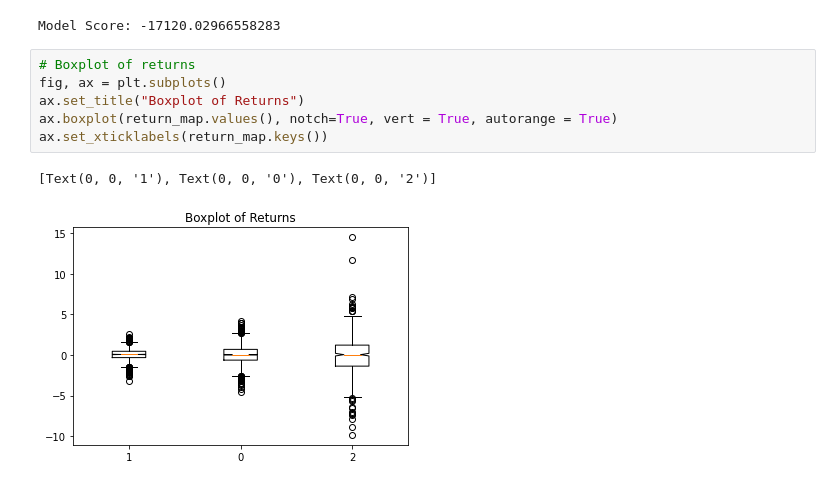
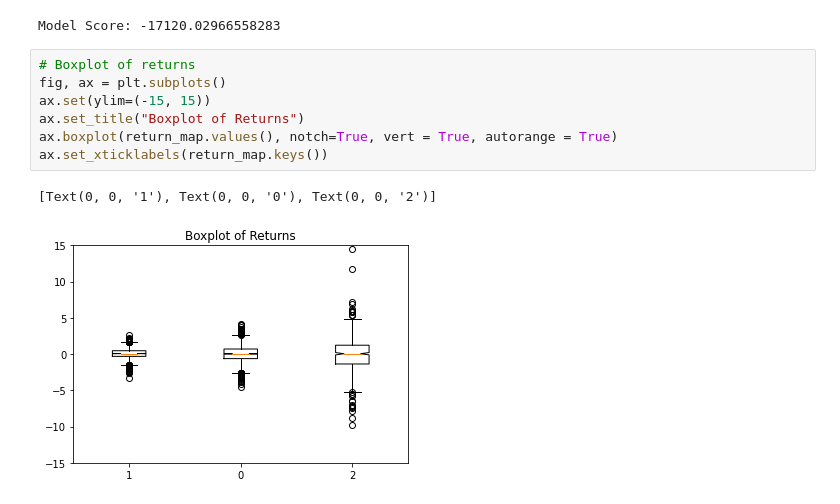
Before and after one commit to Marblez/HMM_Trading, a Jupyter notebook: hmm.ipynb, the cells around one changed output. Saved outputs shown, nothing was run; the diff lists cells and outputs as text.

Commit message:
Plot Results

```diff
--- a/hmm.ipynb
+++ b/hmm.ipynb
@@ -188,9 +188,10 @@ Model Score: -17120.02966558283
 # %%
 # Boxplot of returns
 fig, ax = plt.subplots()
+ax.set(ylim=(-15, 15))
 ax.set_title("Boxplot of Returns")
 ax.boxplot(return_map.values(), notch=True, vert = True, autorange = True)
 ax.set_xticklabels(return_map.keys())
 # %% [output]
 [Text(0, 0, '1'), Text(0, 0, '0'), Text(0, 0, '2')]
-[figure, old version]
+[figure, new version]
```
